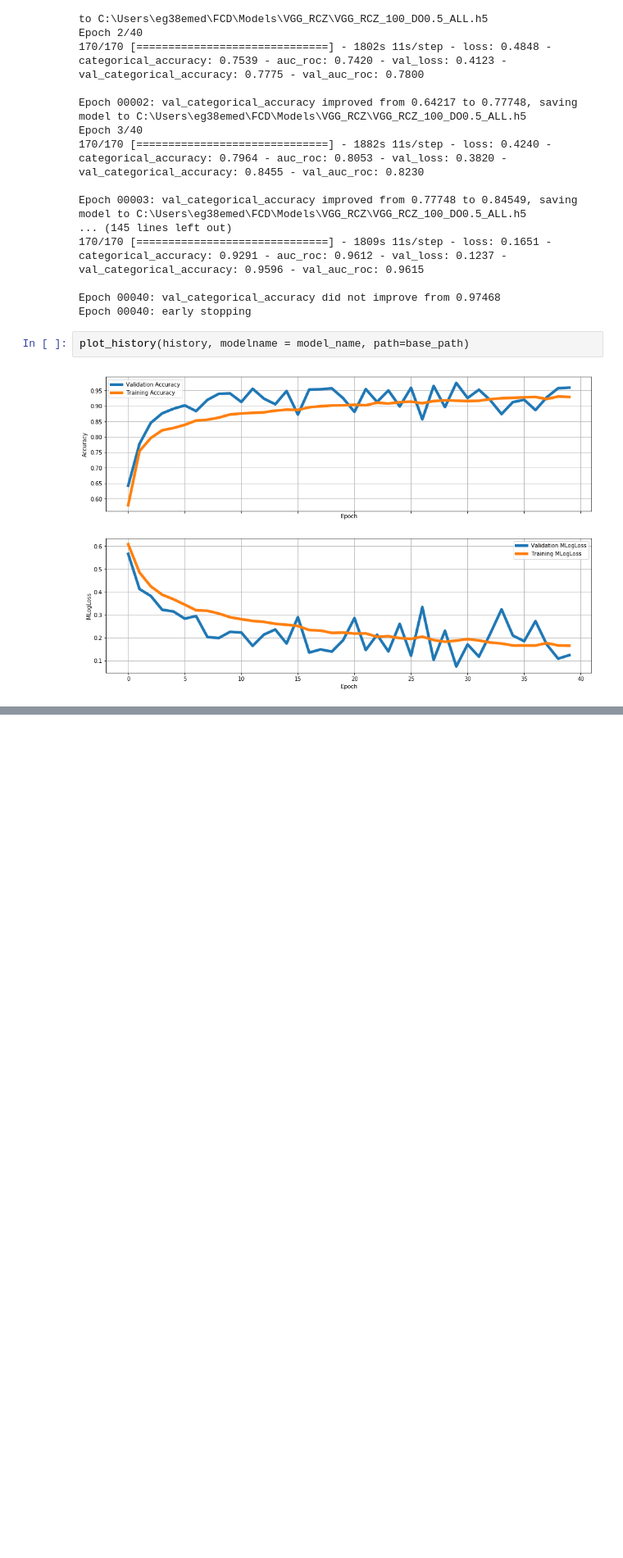
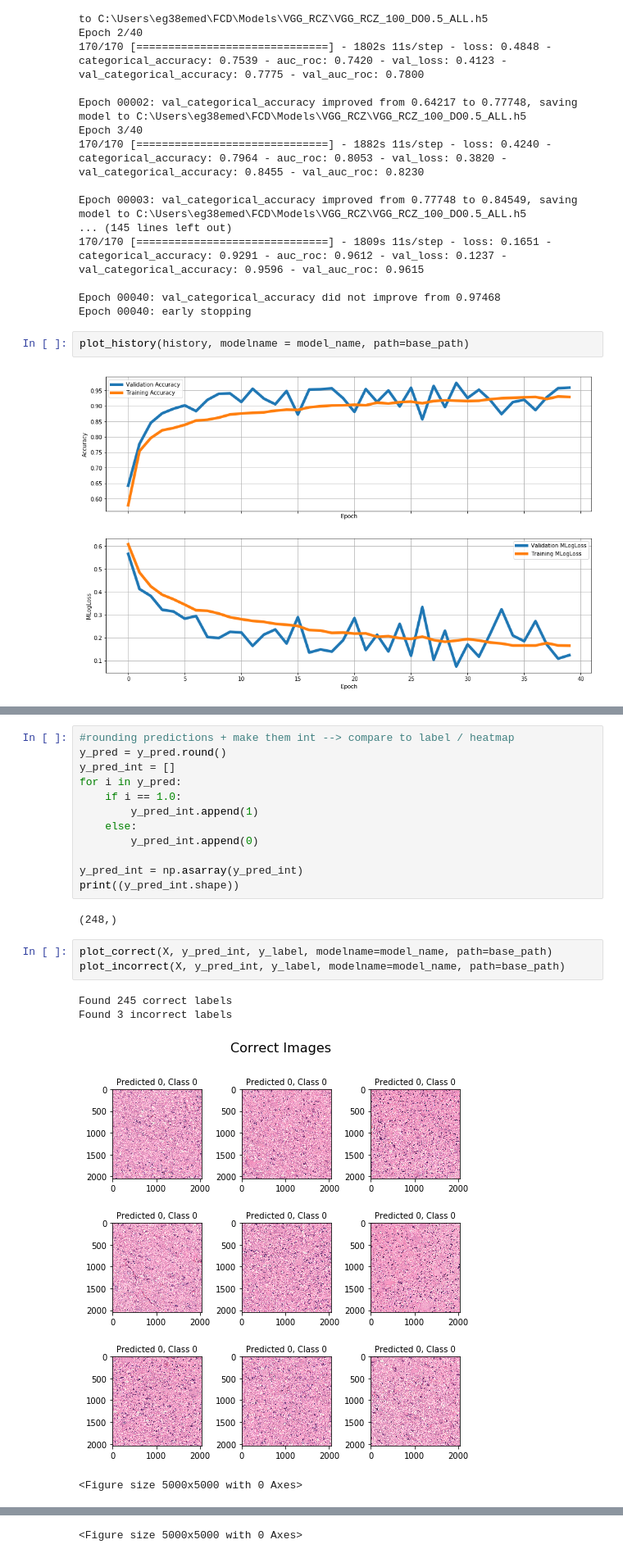
Before and after one commit to FAU-DLM/FCDIIb_TSC, a Jupyter notebook: VGG/VGG_RCZ.ipynb, the cells around one changed output, grey strips where cells are left out. Shown at 82% size. Saved outputs shown, nothing was run; the diff lists cells and outputs as text; blank space fills up the shorter version.

```diff
--- a/VGG/VGG_RCZ.ipynb
+++ b/VGG/VGG_RCZ.ipynb
@@ -544,0 +701,22 @@ plot_history(history, modelname = model_name, path=base_path)
+# %%
+#rounding predictions + make them int --> compare to label / heatmap
+y_pred = y_pred.round()
+y_pred_int = []
+for i in y_pred:
+    if i == 1.0:
+        y_pred_int.append(1)
+    else:
+        y_pred_int.append(0)
+
+y_pred_int = np.asarray(y_pred_int)
+print((y_pred_int.shape))
+# %% [output]
+(248,)
+# %%
+plot_correct(X, y_pred_int, y_label, modelname=model_name, path=base_path)
+plot_incorrect(X, y_pred_int, y_label, modelname=model_name, path=base_path)
+# %% [output]
+Found 245 correct labels
+Found 3 incorrect labels
+[figure, added]
+<Figure size 5000x5000 with 0 Axes>
@@ -544,0 +724 @@ plot_history(history, modelname = model_name, path=base_path)
+<Figure size 5000x5000 with 0 Axes>
```
Also changed, not shown: parts of 26 cells of this notebook.
